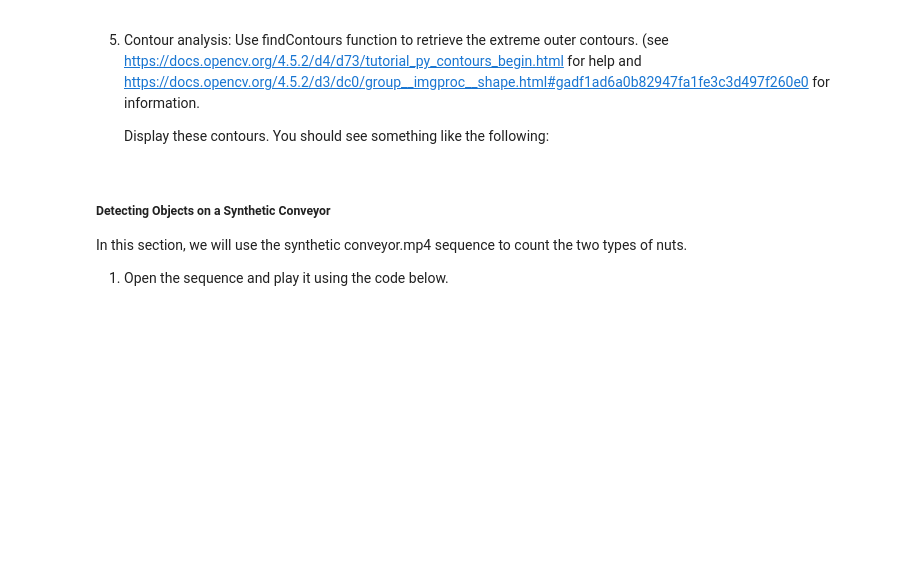
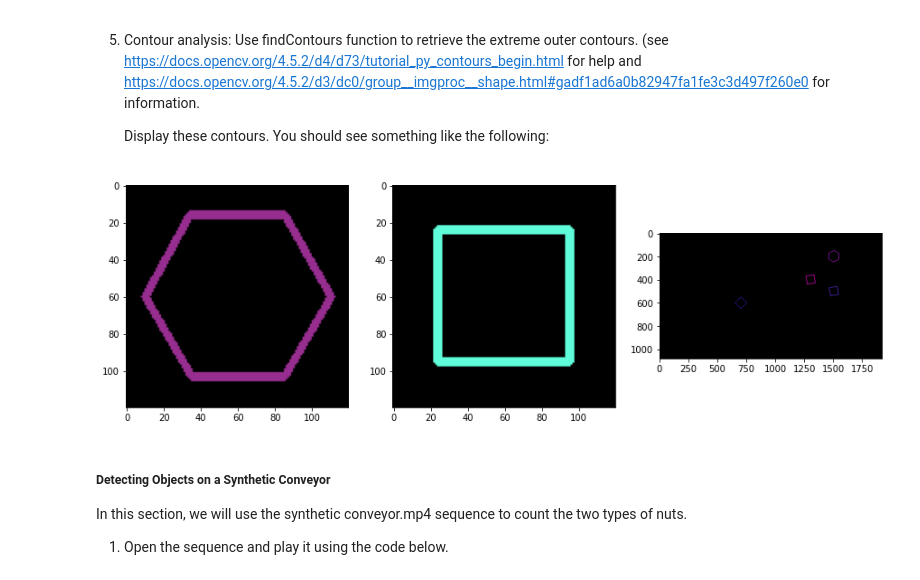
Before and after one commit to ayodyawkh/EN2550, a Jupyter notebook: Assignment_3/Assignment_3.ipynb, the cells around one changed output. Saved outputs shown, nothing was run; the diff lists cells and outputs as text; code cells hidden in the pictures; blank space fills up the shorter version.

```diff
--- a/Assignment_3/Assignment_3.ipynb
+++ b/Assignment_3/Assignment_3.ipynb
@@ -109,9 +109,9 @@ Output_2 = cv.connectedComponentsWithStats(closing_2, Connectivity, cv.CV_32S)
 Output_3 = cv.connectedComponentsWithStats(closing_3, Connectivity, cv.CV_32S)
 Outputs = [Output_1, Output_2, Output_3]
 
-for j,i in enumerate(Outputs):
-    Outputs[j] = Output_data(i[0], i[1], i[2], i[3])
-    Outputs[j].Print_data(j + 1)
+for i,j in enumerate(Outputs):
+    Outputs[i] = Output_data(j[0], j[1], j[2], j[3])
+    Outputs[i].Print_data(i + 1)
 # %% [output]
 Image 1 Calculations
         Number of connected components = 2
@@ -137,6 +137,25 @@ Image 2 Calculations
 5. Contour analysis: Use findContours function to retrieve the extreme outer contours. (see https://docs.opencv.org/4.5.2/d4/d73/tutorial_py_contours_begin.html for help and https://docs.opencv.org/4.5.2/d3/dc0/group__imgproc__shape.html#gadf1ad6a0b82947fa1fe3c3d497f260e0 for information.
 
    Display these contours. You should see something like the following:
+# %%
+Images = [closing_1, closing_2, closing_3]
+Output_Images = [0,0,0]
+Contours = []
+
+for i in range(3):
+    contours, hierarchy = cv.findContours(Images[i], cv.RETR_EXTERNAL, cv.CHAIN_APPROX_NONE)
+    Output_Images[i] = np.zeros((Images[i].shape[0], Images[i].shape[1], 3), dtype = np.uint8)
+    Contours.append(contours)
+    for j in range(len(contours)):
+        cv.drawContours(Output_Images[i], contours, j, (np.random.randint(100, 256), np.random.randint(256), np.random.randint(50, 256)), 3)
+
+fig, ax = plt. subplots(1,3, figsize = (15,5))
+ax[0].imshow(cv.cvtColor(Output_Images[0], cv.COLOR_BGR2RGB))
+ax[1].imshow(cv.cvtColor(Output_Images[1], cv.COLOR_BGR2RGB))
+ax[2].imshow(cv.cvtColor(Output_Images[2], cv.COLOR_BGR2RGB))
+plt.show()
+# %% [output]
+[figure, added]
 # %% [markdown]
 ##### <b>Detecting Objects on a Synthetic Conveyor </b>
 In this section, we will use the synthetic conveyor.mp4 sequence to count the two types of nuts.
```
Also changed, not shown: parts of 1 cell of this notebook.
